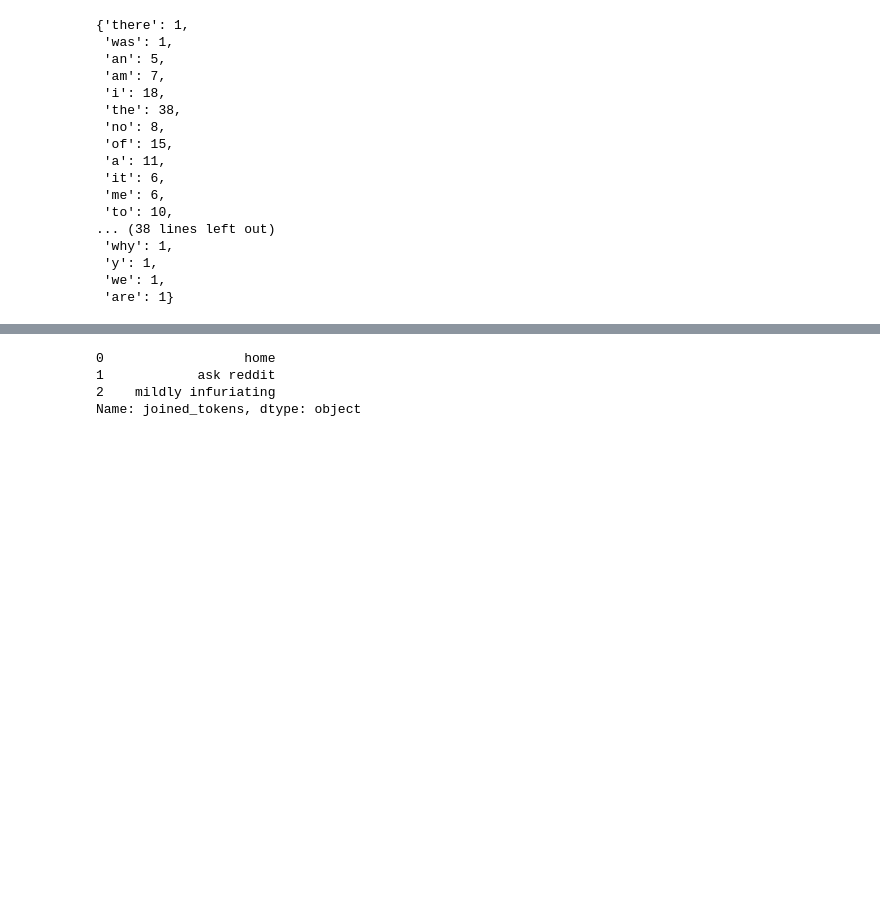
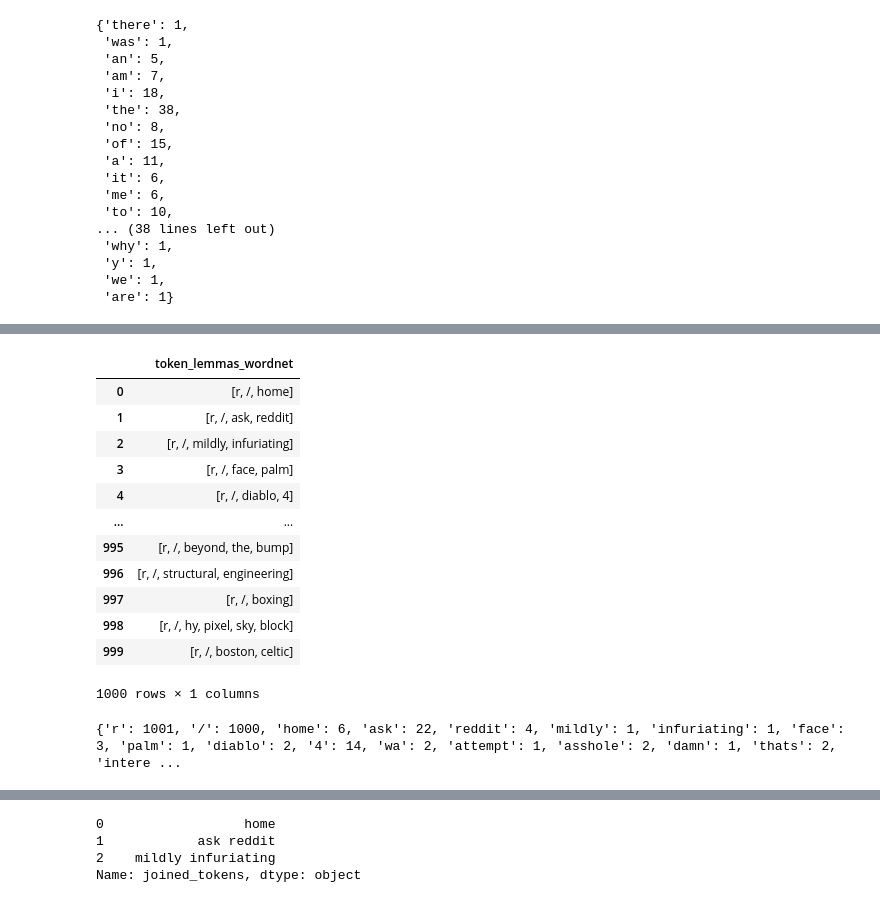
Before and after one commit to jellomoat/subs, a Jupyter notebook: subs-text-analysis.ipynb, the cells around one changed output, grey strips where cells are left out. Drawn from its saved outputs; the diff is of its cells as text; code cells hidden in the pictures; blank space fills up the shorter version.

```diff
--- a/subs-text-analysis.ipynb
+++ b/subs-text-analysis.ipynb
@@ -193,0 +259,15 @@ sorted_core_words_count
+# %%
+sorted_core_stems_count = sorted(core_stems_count.items(), key=lambda x:x[1], reverse=True)
+sorted_core_stems_count = [tup for tup in sorted_core_stems_count if not (re.search(r"\d", tup[0]) or tup[0] in ("r", "/", "_"))]
+sorted_core_stems_count
+
+with open("./output/most_common_core_stems_over_3.csv", "w") as scwcfile:
+    scwcfile.write("word, freq, category\n")
+    for x, y in sorted_core_stems_count:
+        if int(y) >= 5:
+            z = "most common"
+        elif int(y) > 1:
+            z = "less common"
+        else:
+            z = "just once"
+        scwcfile.write(f"{x},{y},{z}\n")
@@ -193,0 +276,6 @@ sorted_core_words_count
+# %%
+from nltk.stem import WordNetLemmatizer
+lemmatizer = WordNetLemmatizer()
+# %%
+def lemmatize_all_tokens_from_list(tokens_list):
+    return [lemmatizer.lemmatize(token) for token in tokens_list]
@@ -193,0 +289,33 @@ sorted_core_words_count
+# %%
+core_1k_df["token_lemmas_wordnet"] = core_1k_df["tokens"].progress_apply(lambda x: lemmatize_all_tokens_from_list(x))
+# %%
+core_1k_df[["token_lemmas_wordnet"]]
+# %% [output]
+|  | token_lemmas_wordnet |
+| 0 | [r, /, home] |
+| 1 | [r, /, ask, reddit] |
+| 2 | [r, /, mildly, infuriating] |
+| 3 | [r, /, face, palm] |
+| 4 | [r, /, diablo, 4] |
+| ... | ... |
+| 995 | [r, /, beyond, the, bump] |
+| 996 | [r, /, structural, engineering] |
+| 997 | [r, /, boxing] |
+| 998 | [r, /, hy, pixel, sky, block] |
+| 999 | [r, /, boston, celtic] |
+1000 rows × 1 columns
+# %%
+main_lemmas_counter = Counter()
+core_1k_df.progress_apply(lambda x: add_to_counter(x["token_lemmas_wordnet"], main_lemmas_counter), axis=1)
+
+stop_words_count = {}
+core_lemmas_count = {}
+for word in main_lemmas_counter.keys():
+    if word in stop_words:
+        stop_words_count[word.lower()] = main_lemmas_counter[word]
+    else:
+        core_lemmas_count[word.lower()] = main_lemmas_counter[word]
+
+print(core_lemmas_count)
+# %% [output]
+{'r': 1001, '/': 1000, 'home': 6, 'ask': 22, 'reddit': 4, 'mildly': 1, 'infuriating': 1, 'face': 3, 'palm': 1, 'diablo': 2, '4': 14, 'wa': 2, 'attempt': 1, 'asshole': 2, 'damn': 1, 'thats': 2, 'intere ...
```
Also changed, not shown: parts of 19 cells of this notebook.
